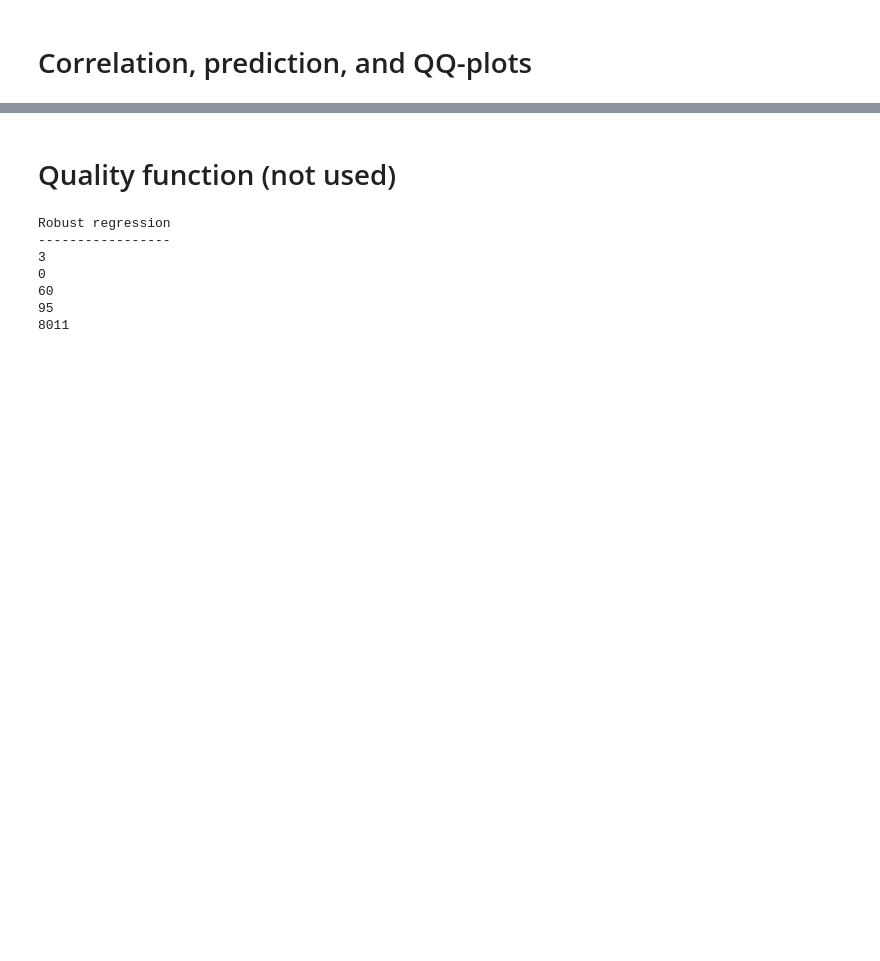
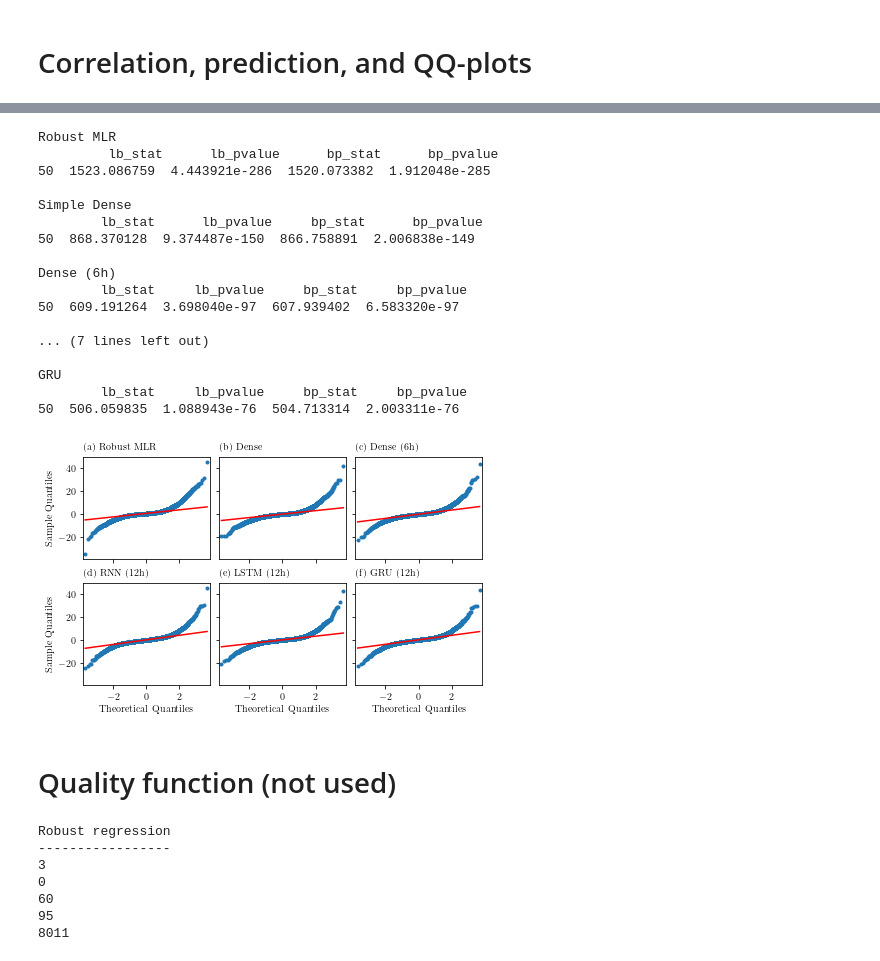
Before and after one commit to simoncarlen/forecasting_project, a Jupyter notebook: jupyter_notebooks/forecast_plots_NO2.ipynb, the cells around one changed output, grey strips where cells are left out. Drawn from its saved outputs; the diff is of its cells as text; code cells hidden in the pictures; blank space fills up the shorter version.

```diff
--- a/jupyter_notebooks/forecast_plots_NO2.ipynb
+++ b/jupyter_notebooks/forecast_plots_NO2.ipynb
@@ -412,3 +456,73 @@ Text(0.5, 0, '')
+# %%
+df_rreg_results['error'] = df_rreg_results['NO$_2$ observed'] - df_rreg_results['NO$_2$ predicted']
+print('Robust MLR\n',sm.stats.acorr_ljungbox(df_rreg_results['error'].values, lags=[50], boxpierce=True, return_df=True))
+
+df_simple_dense_results['error'] = df_simple_dense_results['NO$_2$ observed'] - df_simple_dense_results['NO$_2$ predicted']
+print('\nSimple Dense \n',sm.stats.acorr_ljungbox(df_simple_dense_results['error'].values, lags=[50], boxpierce=True, return_df=True))
+
+df_dense_6h_results['error'] = df_dense_6h_results['NO$_2$ observed'] - df_dense_6h_results['NO$_2$ predicted']
+print('\nDense (6h) \n',sm.stats.acorr_ljungbox(df_dense_6h_results['error'].values, lags=[50], boxpierce=True, return_df=True))
+
+df_RNN_12h_results['error'] = df_RNN_12h_results['NO$_2$ observed'] - df_RNN_12h_results['NO$_2$ predicted']
+print('\nRNN (12h) \n',sm.stats.acorr_ljungbox(df_RNN_12h_results['error'].values, lags=[50], boxpierce=True, return_df=True))
+
+df_lstm_12h_results['error'] = df_lstm_12h_results['NO$_2$ observed'] - df_lstm_12h_results['NO$_2$ predicted']
+print('\nLSTM \n',sm.stats.acorr_ljungbox(df_lstm_12h_results['error'].values, lags=[50], boxpierce=True, return_df=True))
+
+df_GRU_12h_results['error'] = df_GRU_12h_results['NO$_2$ observed'] - df_GRU_12h_results['NO$_2$ predicted']
+print('\nGRU \n',sm.stats.acorr_ljungbox(df_GRU_12h_results['error'].values, lags=[50], boxpierce=True, return_df=True))
+
+### QQ-plots ###
+fig, ((ax1, ax2, ax3), (ax4, ax5, ax6)) = plt.subplots(2, 3, constrained_layout = True,
+                                                       figsize = (6.15, 3.85), sharey=True, sharex=True)
+
+sm.qqplot(df_rreg_results['error'], line='q', marker=".", ax=ax1)
+ax1.annotate('(a) Robust MLR', xy=(0, 1.07), xycoords="axes fraction")
+ax1.set_xlabel('')
+
+sm.qqplot(df_simple_dense_results['error'], line='q', marker=".", ax=ax2)
+ax2.set_ylabel('')
+ax2.annotate('(b) Dense', xy=(0, 1.07), xycoords="axes fraction")
+ax2.set_xlabel('')
+
+sm.qqplot(df_dense_6h_results['error'], line='q', marker=".", ax=ax3)
+ax3.set_ylabel('')
+ax3.annotate('(c) Dense (6h)', xy=(0, 1.07), xycoords="axes fraction")
+ax3.set_xlabel('')
+
+sm.qqplot(df_RNN_12h_results['error'], line='q', marker=".", ax=ax4)
+# ax4.set_ylabel('')
+ax4.annotate('(d) RNN (12h)', xy=(0, 1.07), xycoords="axes fraction")
+
+sm.qqplot(df_lstm_12h_results['error'], line='q', marker=".", ax=ax5)
+ax5.set_ylabel('')
+ax5.annotate('(e) LSTM (12h)', xy=(0, 1.07), xycoords="axes fraction")
+
+sm.qqplot(df_GRU_12h_results['error'], line='q', marker=".", ax=ax6)
+ax6.set_ylabel('')
+ax6.annotate('(f) GRU (12h)', xy=(0, 1.07), xycoords="axes fraction")
+
+# plt.savefig('../plots/qq_pred_errors.pdf')
+plt.savefig('../plots/qq_pred_errors_all.pdf')
+# %% [output]
+Robust MLR
+         lb_stat      lb_pvalue      bp_stat      bp_pvalue
+50  1523.086759  4.443921e-286  1520.073382  1.912048e-285
+
+Simple Dense
+        lb_stat      lb_pvalue     bp_stat      bp_pvalue
+50  868.370128  9.374487e-150  866.758891  2.006838e-149
+
+Dense (6h)
+        lb_stat     lb_pvalue     bp_stat     bp_pvalue
+50  609.191264  3.698040e-97  607.939402  6.583320e-97
+
+... (7 lines left out)
+
+GRU
+        lb_stat     lb_pvalue     bp_stat     bp_pvalue
+50  506.059835  1.088943e-76  504.713314  2.003311e-76
+[figure, added]
 # %% [markdown]
 # Quality function (not used)
 # %%
```
Also changed, not shown: parts of 11 cells of this notebook, 4 other files.
